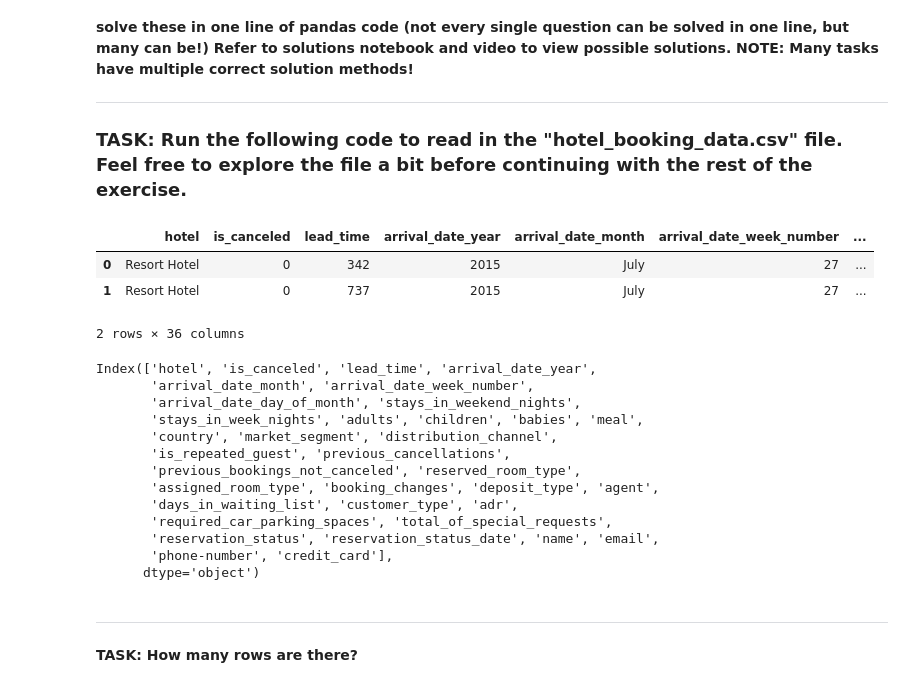
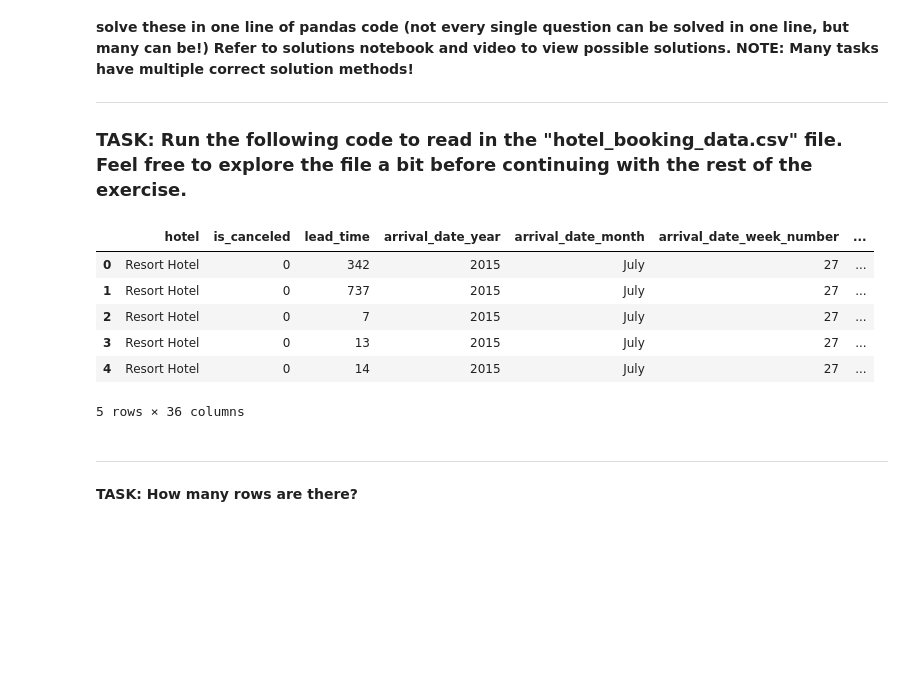
Before and after one commit to RRFteixeira/Python-for-Machine-Learning-and-Data-Science-Masterclass, a Jupyter notebook: 03-Pandas/11-Pandas-Project-Exercise .ipynb, the cells around one changed output. Saved outputs shown, nothing was run; the diff lists cells and outputs as text; code cells hidden in the pictures; blank space fills up the shorter version.

```diff
--- a/03-Pandas/11-Pandas-Project-Exercise .ipynb
+++ b/03-Pandas/11-Pandas-Project-Exercise .ipynb
@@ -41,28 +40,15 @@ import numpy as np
 # %%
 hotels = pd.read_csv("hotel_booking_data.csv")
 # %%
-hotels.head(2)
+hotels.head()
 # %% [output]
 |  | hotel | is_canceled | lead_time | arrival_date_year | arrival_date_month | arrival_date_week_number | ... |
 | 0 | Resort Hotel | 0 | 342 | 2015 | July | 27 | ... |
 | 1 | Resort Hotel | 0 | 737 | 2015 | July | 27 | ... |
+| 2 | Resort Hotel | 0 | 7 | 2015 | July | 27 | ... |
+| 3 | Resort Hotel | 0 | 13 | 2015 | July | 27 | ... |
+| 4 | Resort Hotel | 0 | 14 | 2015 | July | 27 | ... |
-2 rows × 36 columns
+5 rows × 36 columns
-# %%
-hotels.columns
-# %% [output]
-Index(['hotel', 'is_canceled', 'lead_time', 'arrival_date_year',
-       'arrival_date_month', 'arrival_date_week_number',
-       'arrival_date_day_of_month', 'stays_in_weekend_nights',
-       'stays_in_week_nights', 'adults', 'children', 'babies', 'meal',
-       'country', 'market_segment', 'distribution_channel',
-       'is_repeated_guest', 'previous_cancellations',
-       'previous_bookings_not_canceled', 'reserved_room_type',
-       'assigned_room_type', 'booking_changes', 'deposit_type', 'agent',
-       'days_in_waiting_list', 'customer_type', 'adr',
-       'required_car_parking_spaces', 'total_of_special_requests',
-       'reservation_status', 'reservation_status_date', 'name', 'email',
-       'phone-number', 'credit_card'],
-      dtype='object')
 # %% [markdown]
 ---
 **TASK: How many rows are there?**
```
Also changed, not shown: parts of 24 cells of this notebook.
